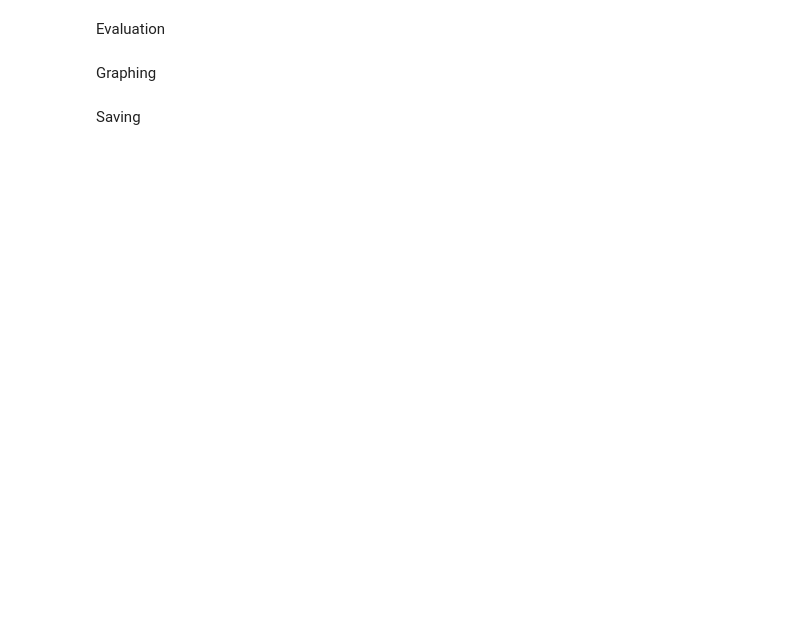
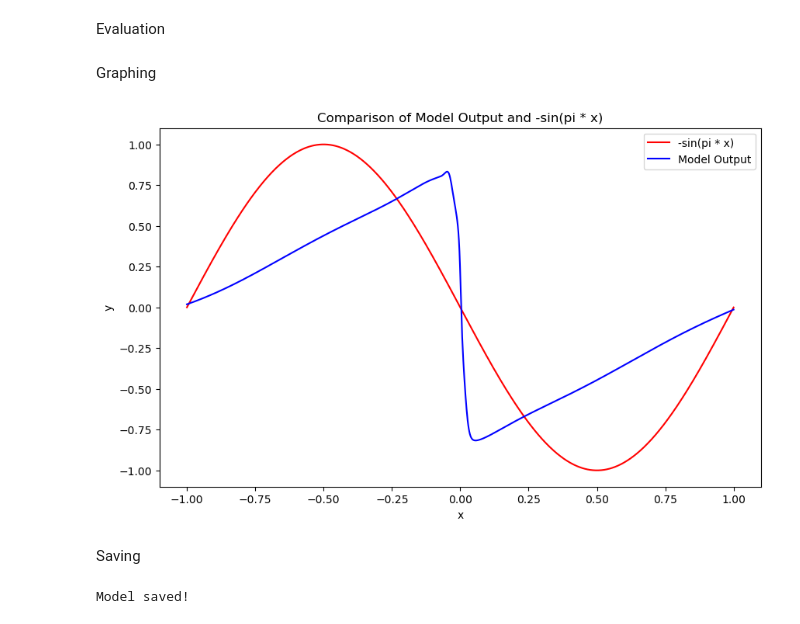
Before and after one commit to Lapisbird/Research1, a Jupyter notebook: PINN 2 - Implicit Runge-Kutta/IRKPINN.ipynb, the cells around one changed output. Saved outputs shown, nothing was run; the diff lists cells and outputs as text; code cells hidden in the pictures; blank space fills up the shorter version.

Commit message:
After some debugging, implemented an inefficient but functional iterative approach for gradient in PyTorch. The approximation seems to work!!

```diff
--- a/PINN 2 - Implicit Runge-Kutta/IRKPINN.ipynb
+++ b/PINN 2 - Implicit Runge-Kutta/IRKPINN.ipynb
@@ -258,5 +273,52 @@ TypeError: iteration over a 0-d tensor
 Evaluation
 # %% [markdown]
 Graphing
+# %%
+num_points = 1000
+
+# Generate x values
+x_vals = torch.linspace(-1, 1, num_points).view(-1, 1).to(device)
+
+# Run the model to get predictions
+with torch.no_grad():
+    model_output = pinn(x_vals)
+
+# Take the q+1th output of the model (last output)
+final_output = model_output[:, -1].cpu().numpy()
+
+# Generate the original function values
+y_vals = -np.sin(np.pi * x_vals.cpu().numpy())
+
+# Create the plot
+plt.figure(figsize=(10, 6))
+plt.plot(x_vals.cpu().numpy(), y_vals, 'r', label='-sin(pi * x)')
+plt.plot(x_vals.cpu().numpy(), final_output, 'b', label='Model Output')
+plt.legend()
+plt.xlabel('x')
+plt.ylabel('y')
+plt.title('Comparison of Model Output and -sin(pi * x)')
+plt.show()
+# %% [output]
+[figure, added]
 # %% [markdown]
 Saving
+# %%
+toSave = True
+
+if toSave:
+    base_path = "./"
+    base_name = "irk_pinn"
+    extension = ".pth"
+
+    counter = 0
+    model_save_path = os.path.join(base_path, base_name + extension)
+
+    while os.path.exists(model_save_path):
+        counter += 1
+        model_save_path = os.path.join(base_path, f"{base_name}_{counter}{extension}")
+
+    torch.save(pinn.state_dict(), model_save_path)
+
+    print("Model saved!")
+# %% [output]
+Model saved!
```
Also changed, not shown: parts of 6 cells of this notebook, 2 other files.
